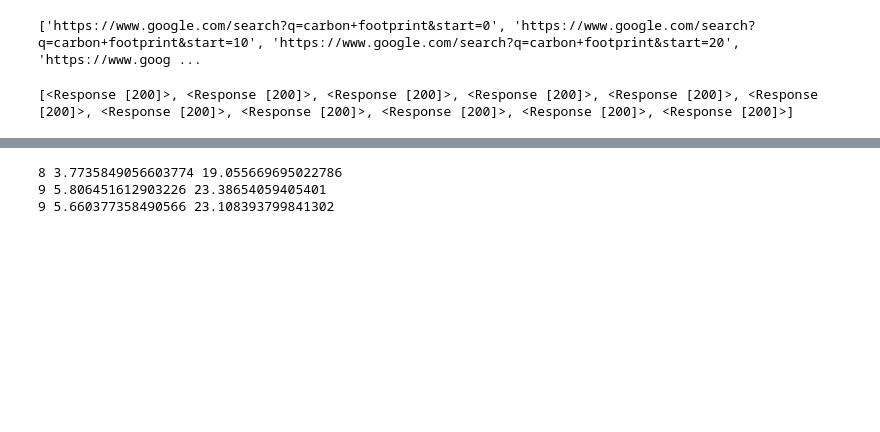
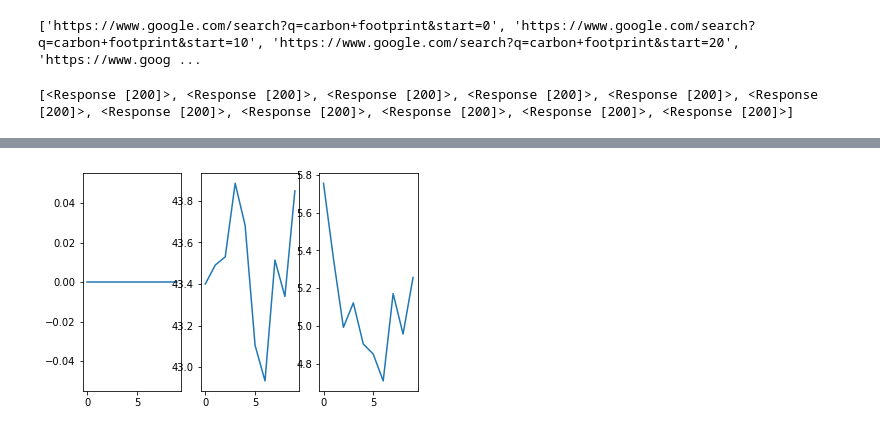
Before and after one commit to vtiinanen/NLP_WuzzyFuzzy, a Jupyter notebook: notebook.ipynb, the cells around one changed output, grey strips where cells are left out. Saved outputs shown, nothing was run; the diff lists cells and outputs as text; code cells hidden in the pictures; blank space fills up the shorter version.

```diff
--- a/notebook.ipynb
+++ b/notebook.ipynb
@@ -118,39 +176,48 @@ Reduce the carbon footprint by 25 percent by 2020. Check out this story and more
 # %%
 """ FuzzyWuzzy """
 
 from fuzzywuzzy import fuzz
+import itertools
 import numpy as np
+import matplotlib.pyplot as plt
 
-# calculate the score of string matching of each pair
-#score = fuzz.ratio("ekan snippetin teksti", "tokan snippetin teksti")
-
-def calc_fuzz_values(doc1, doc2):
+def wuzzy_string_matching(i):
     score_list = []
     V1 = 0
-
-    test_snippet = zip(doc1, doc2)
-
-    for sentence1, sentence2 in test_snippet:
-        ratio = fuzz.ratio(sentence1, sentence2)
+    combs = itertools.combinations(range(0,i+10),2)
+    for id1, id2 in combs:
+        ratio = fuzz.ratio(manually_scraped_snippets[id1], manually_scraped_snippets[id2])
         # V1 corresponding to the total number of similar snippets (string matching score equals 100%)
         if ratio == 100:
             V1 += 1
         score_list.append(ratio)
 
     # V2 for the average string matching of all pairs
     V2 = np.average(score_list)
     # V3 for the standard deviation corresponding to this average value.
     V3 = np.std(score_list)
 
-    print(V1,V2,V3)
+    return V1,V2,V3
 
-calc_fuzz_values(manually_scraped_snippets[0], manually_scraped_snippets[1])
-calc_fuzz_values(manually_scraped_snippets[1], manually_scraped_snippets[2])
-calc_fuzz_values(manually_scraped_snippets[3], manually_scraped_snippets[4])
+V1_list = []
+V2_list = []
+V3_list = []
+
+for i in range(10):
+    V1, V2, V3 = wuzzy_string_matching(i)
+    V1_list.append(V1)
+    V2_list.append(V2)
+    V3_list.append(V3)
+
+plt.subplot(131)
+plt.plot(V1_list)
+plt.subplot(132)
+plt.plot(V2_list)
+plt.subplot(133)
+plt.plot(V3_list)
+plt.show()
 # %% [output]
-8 3.7735849056603774 19.055669695022786
-9 5.806451612903226 23.38654059405401
-9 5.660377358490566 23.108393799841302
+[figure, added]
 # %%
 """ WordCloud """
 
```
Also changed, not shown: parts of 7 cells of this notebook, 1 other file.
